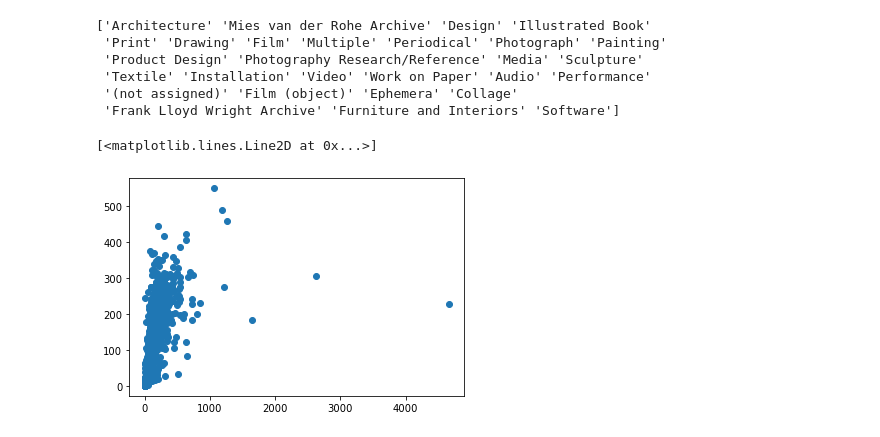
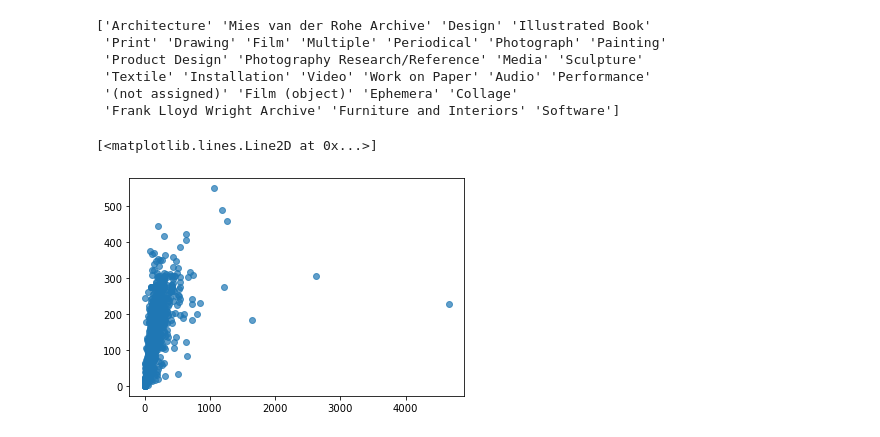
Before and after one commit to niamhbrockbank/art-related, a Jupyter notebook: early-experimentation.ipynb, the cells around one changed output. Saved outputs shown, nothing was run; the diff lists cells and outputs as text; code cells hidden in the pictures.

```diff
--- a/early-experimentation.ipynb
+++ b/early-experimentation.ipynb
@@ -91,17 +91,18 @@ print(artworksData['Classification'].unique())
 # %%
 #Getting the data into lists that I know how to use and plotting simply on a scattergraph
 paintingWidth = []
 paintingHeight = []
 counter = 0
 
 #For each of the pieces of art "media" check if it is a painting then add it's dimensions to the list if it is!
 for media in artworksData['Classification']:
     counter += 1
     if media == 'Painting':
         paintingWidth.append(artworksData['Width (cm)'][counter])
         paintingHeight.append(artworksData['Height (cm)'][counter])
 
-plt.plot(paintingWidth, paintingHeight, linestyle ='', marker = 'o')
+#alpha parameter should make the plotted dots semi-transparent
+plt.plot(paintingWidth, paintingHeight, linestyle ='', marker = 'o', alpha = 0.7)
 # %% [output]
 [<matplotlib.lines.Line2D at 0x...>]
-[figure, old version]
+[figure, new version]
```
Also changed, not shown: parts of 2 cells of this notebook.
